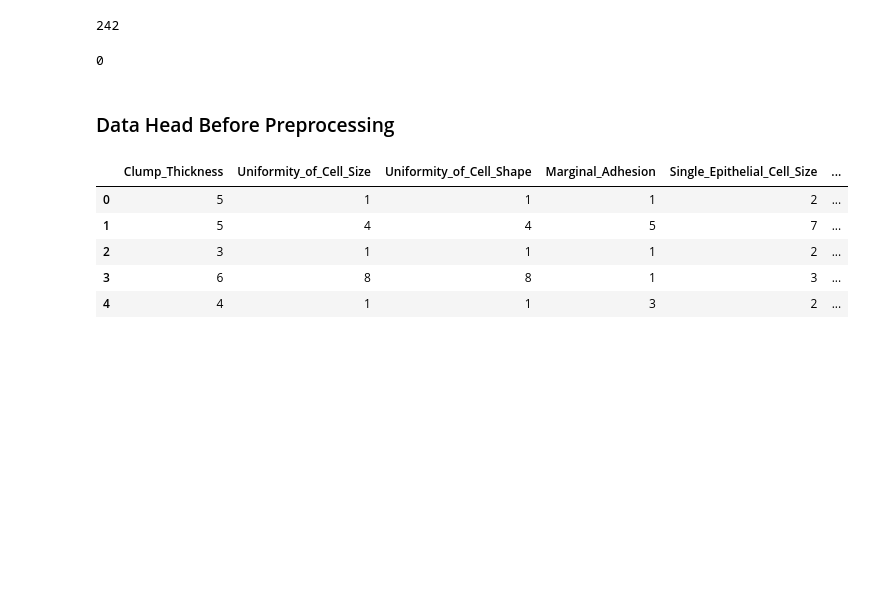
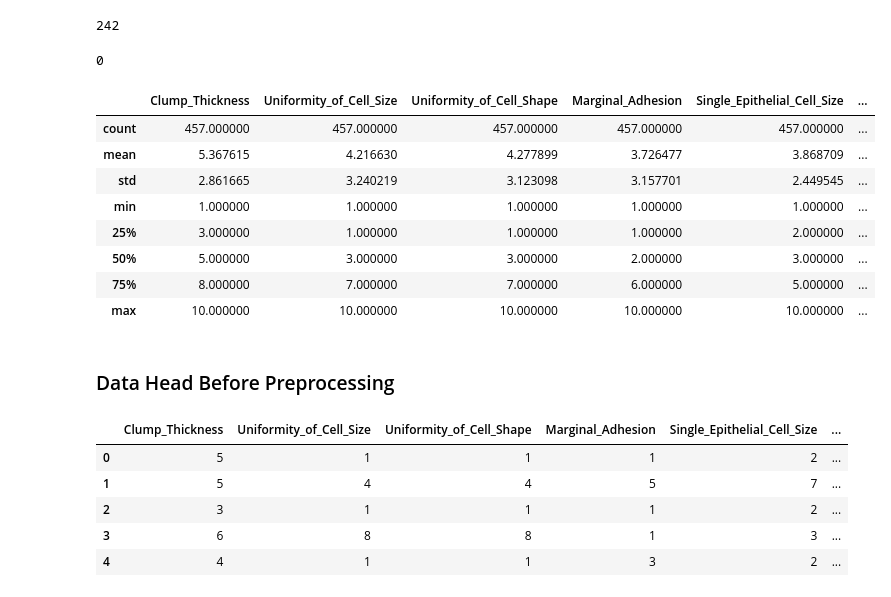
Before and after one commit to architsangal/Working-with-datasets-Machine-Learning-Assignment-1, a Jupyter notebook: Assignment 1/dataset_2.ipynb, the cells around one changed output. Drawn from its saved outputs; the diff is of its cells as text; code cells hidden in the pictures; blank space fills up the shorter version.

```diff
--- a/Assignment 1/dataset_2.ipynb
+++ b/Assignment 1/dataset_2.ipynb
@@ -249,6 +249,18 @@ main_df.drop(axis="rows", labels=main_df.index[main_df.duplicated()], inplace=Tr
 main_df.duplicated().sum()
 # %% [output]
 0
+# %%
+main_df.describe()
+# %% [output]
+|  | Clump_Thickness | Uniformity_of_Cell_Size | Uniformity_of_Cell_Shape | Marginal_Adhesion | Single_Epithelial_Cell_Size | ... |
+| count | 457.000000 | 457.000000 | 457.000000 | 457.000000 | 457.000000 | ... |
+| mean | 5.367615 | 4.216630 | 4.277899 | 3.726477 | 3.868709 | ... |
+| std | 2.861665 | 3.240219 | 3.123098 | 3.157701 | 2.449545 | ... |
+| min | 1.000000 | 1.000000 | 1.000000 | 1.000000 | 1.000000 | ... |
+| 25% | 3.000000 | 1.000000 | 1.000000 | 1.000000 | 2.000000 | ... |
+| 50% | 5.000000 | 3.000000 | 3.000000 | 2.000000 | 3.000000 | ... |
+| 75% | 8.000000 | 7.000000 | 7.000000 | 6.000000 | 5.000000 | ... |
+| max | 10.000000 | 10.000000 | 10.000000 | 10.000000 | 10.000000 | ... |
 # %% [markdown]
 ### Data Head Before Preprocessing
 # %%
```
Also changed, not shown: parts of 9 cells of this notebook.
